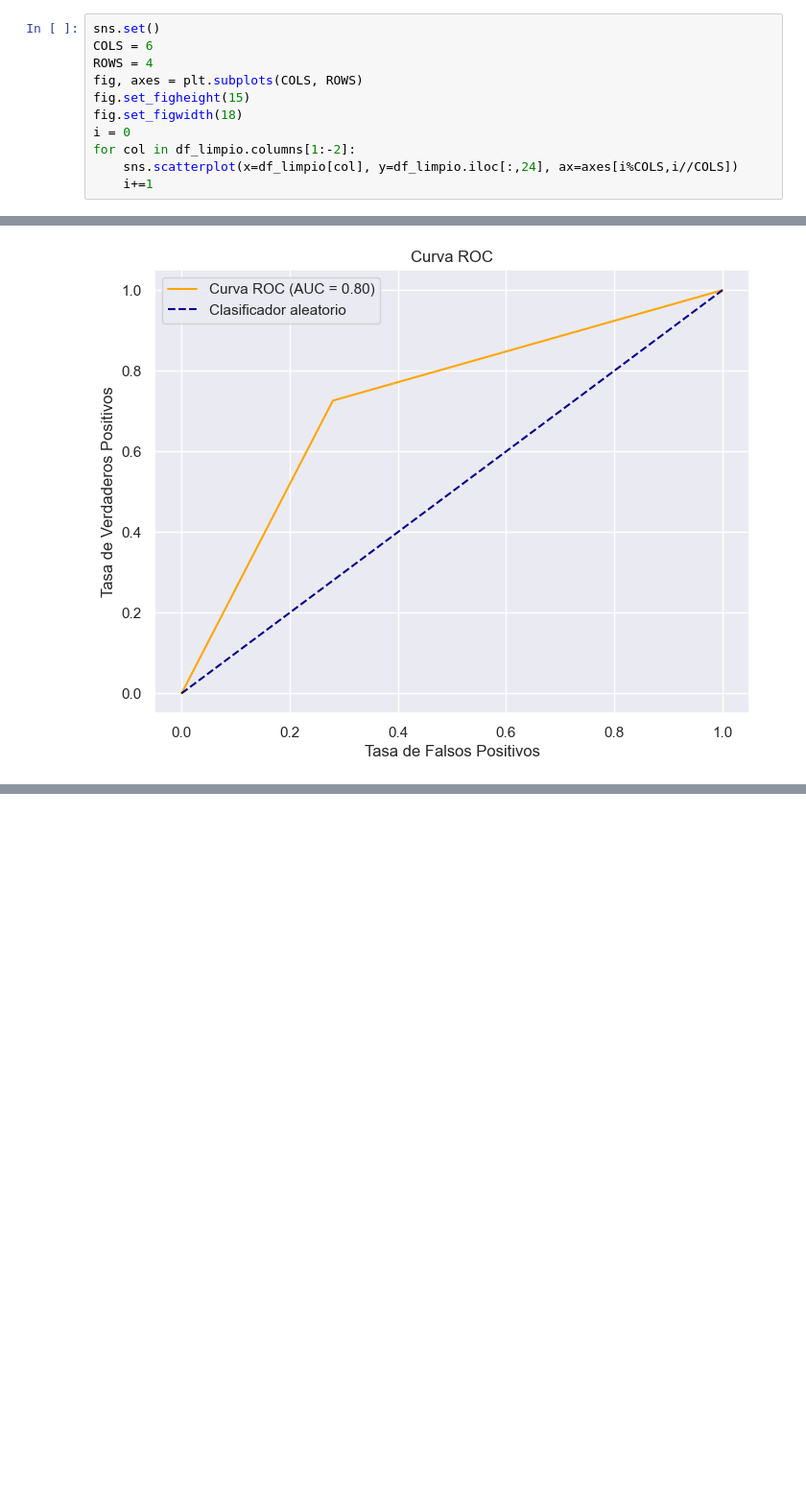
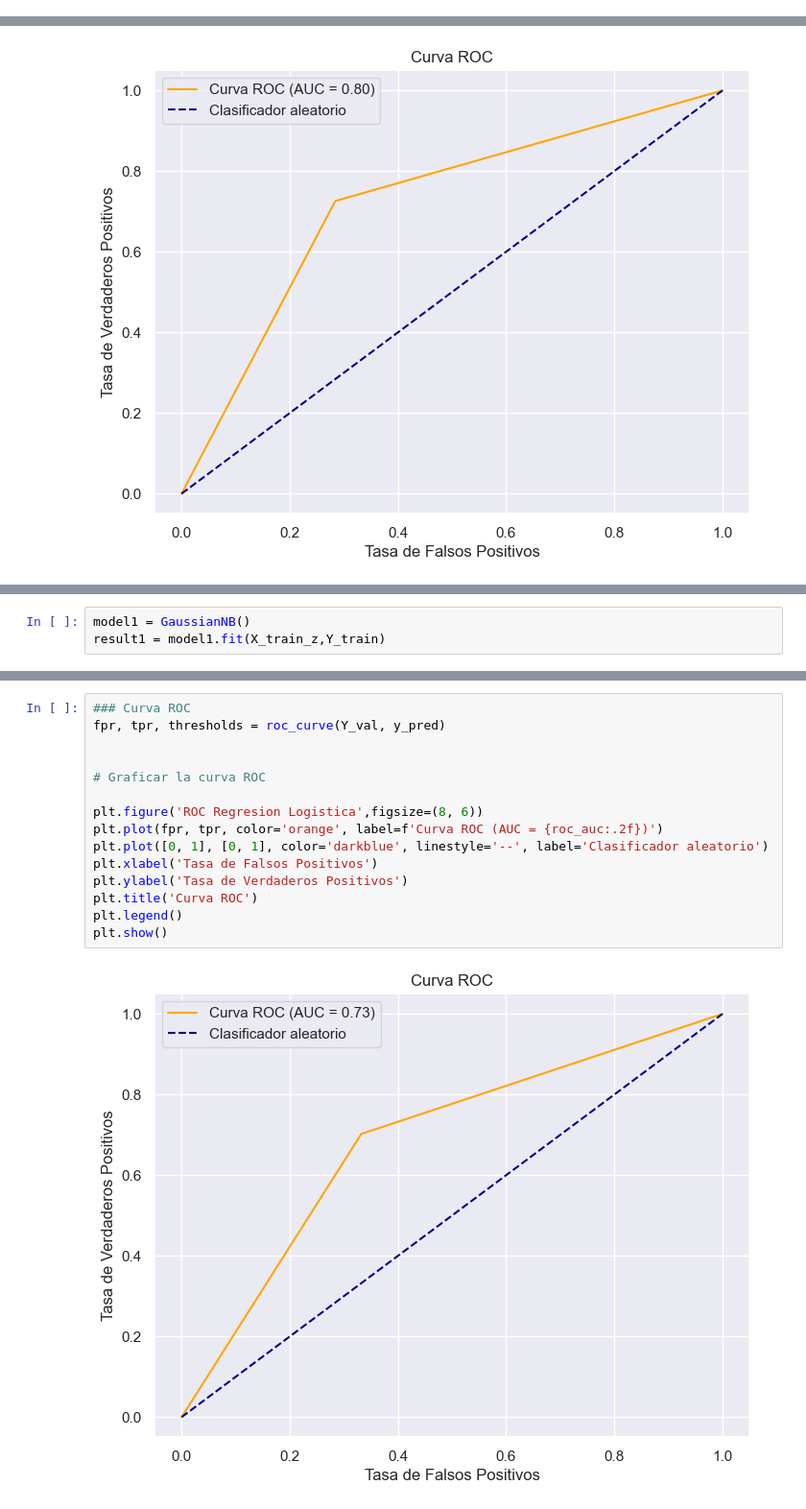
Before and after one commit to stijopa/Proyecto_Integrador, a Jupyter notebook: exploracion.ipynb, the cells around one changed output, grey strips where cells are left out. Shown at 96% size. Drawn from its saved outputs; the diff is of its cells as text; blank space fills up the shorter version.

Commit message:
Update exploracion.ipynb
Todos los modelos ejecutados y seleccionado mejor modelo

```diff
--- a/exploracion.ipynb
+++ b/exploracion.ipynb
@@ -180,14 +192,3 @@ for col in df_limpio.columns[1:-1]:
     i+=1
 # %% [output]
 [figure]
-# %%
-sns.set()
-COLS = 6
-ROWS = 4
-fig, axes = plt.subplots(COLS, ROWS)
-fig.set_figheight(15)
-fig.set_figwidth(18)
-i = 0
-for col in df_limpio.columns[1:-2]:
-    sns.scatterplot(x=df_limpio[col], y=df_limpio.iloc[:,24], ax=axes[i%COLS,i//COLS])
-    i+=1
@@ -507,0 +602,3 @@ plt.show()
+# %%
+model1 = GaussianNB()
+result1 = model1.fit(X_train_z,Y_train)
@@ -507,0 +651,17 @@ plt.show()
+# %%
+### Curva ROC
+fpr, tpr, thresholds = roc_curve(Y_val, y_pred)
+
+
+# Graficar la curva ROC
+
+plt.figure('ROC Regresion Logistica',figsize=(8, 6))
+plt.plot(fpr, tpr, color='orange', label=f'Curva ROC (AUC = {roc_auc:.2f})')
+plt.plot([0, 1], [0, 1], color='darkblue', linestyle='--', label='Clasificador aleatorio')
+plt.xlabel('Tasa de Falsos Positivos')
+plt.ylabel('Tasa de Verdaderos Positivos')
+plt.title('Curva ROC')
+plt.legend()
+plt.show()
+# %% [output]
+[figure, added]
```
Also changed, not shown: parts of 47 cells of this notebook.
